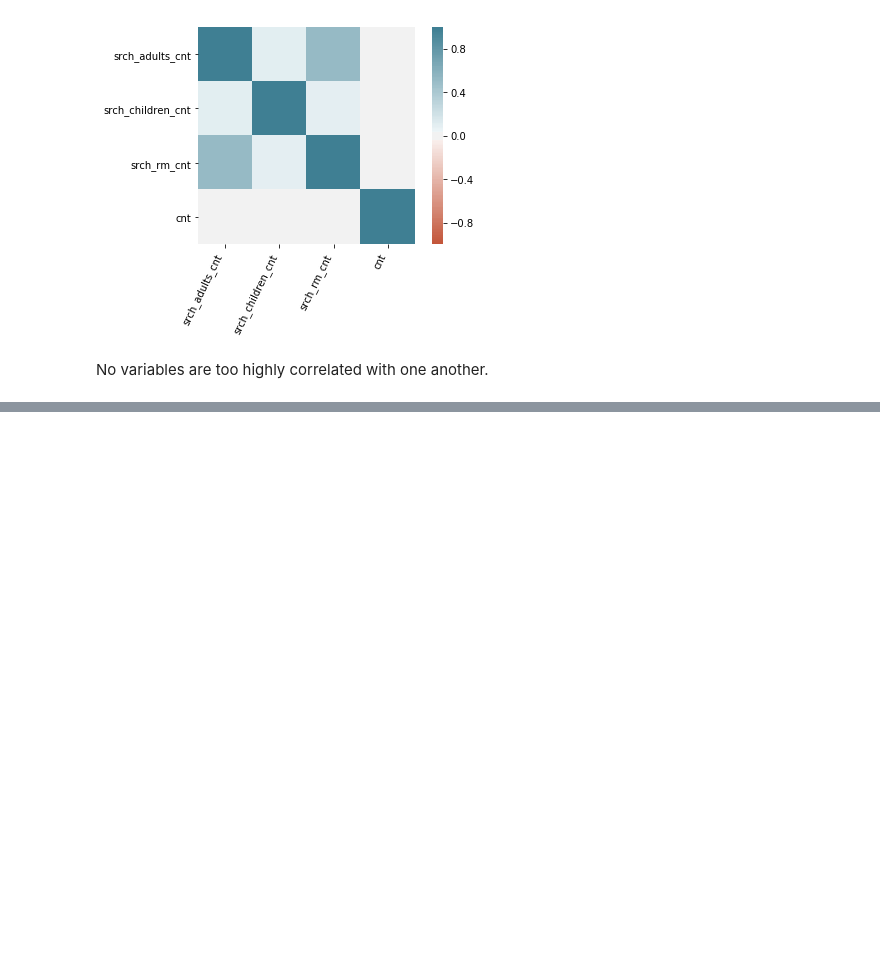
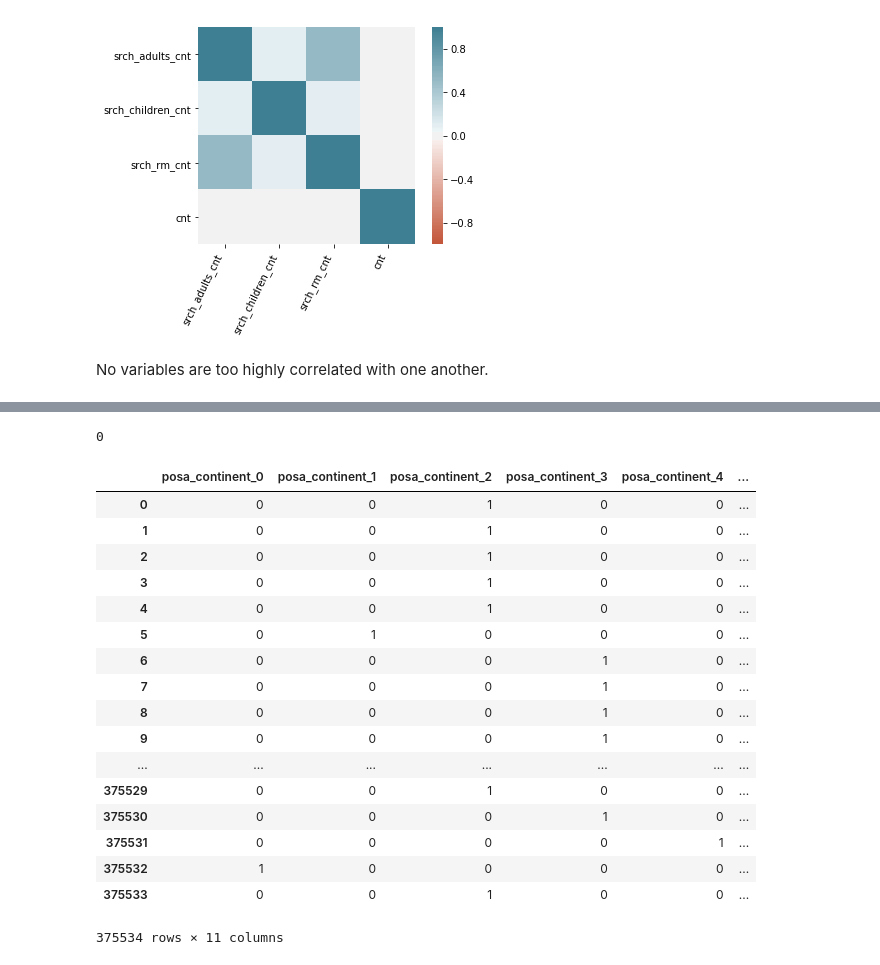
Before and after one commit to DemondLove/Expedia-Hotel-Prediction-Workflow, a Jupyter notebook: eda/dataUnderstanding.ipynb, the cells around one changed output, grey strips where cells are left out. Drawn from its saved outputs; the diff is of its cells as text; code cells hidden in the pictures; blank space fills up the shorter version.

```diff
--- a/eda/dataUnderstanding.ipynb
+++ b/eda/dataUnderstanding.ipynb
@@ -384,3 +384,5 @@ ax.set_xticklabels(
 [figure]
 # %% [markdown]
 No variables are too highly correlated with one another.
+# %%
+df = pd.read_csv(parentPath+'/data/pd___dfExpediaSample.csv')
@@ -386,0 +409,2 @@ No variables are too highly correlated with one another.
+# %%
+df = dp.updateDtTmFieldsToDatetimeFeatures(df)
@@ -386,0 +435,4 @@ No variables are too highly correlated with one another.
+# %%
+df = dp.updateIDFieldsToCategoricalFeatures(df)
+
+df.dtypes
@@ -386,0 +457,33 @@ No variables are too highly correlated with one another.
+# %%
+df = dp.updateIDFieldsToCategoricalFeatures(df)
+df = dp.convertCategoricalVariablesToDummyVariables(df[['posa_continent', 'hotel_continent']])
+
+if 'posa_continent' in df.columns:
+    A = 1
+else:
+    A = 0
+
+A
+# %% [output]
+0
+# %%
+df
+# %% [output]
+|  | posa_continent_0 | posa_continent_1 | posa_continent_2 | posa_continent_3 | posa_continent_4 | ... |
+| 0 | 0 | 0 | 1 | 0 | 0 | ... |
+| 1 | 0 | 0 | 1 | 0 | 0 | ... |
+| 2 | 0 | 0 | 1 | 0 | 0 | ... |
+| 3 | 0 | 0 | 1 | 0 | 0 | ... |
+| 4 | 0 | 0 | 1 | 0 | 0 | ... |
+| 5 | 0 | 1 | 0 | 0 | 0 | ... |
+| 6 | 0 | 0 | 0 | 1 | 0 | ... |
+| 7 | 0 | 0 | 0 | 1 | 0 | ... |
+| 8 | 0 | 0 | 0 | 1 | 0 | ... |
+| 9 | 0 | 0 | 0 | 1 | 0 | ... |
+| ... | ... | ... | ... | ... | ... | ... |
+| 375529 | 0 | 0 | 1 | 0 | 0 | ... |
+| 375530 | 0 | 0 | 0 | 1 | 0 | ... |
+| 375531 | 0 | 0 | 0 | 0 | 1 | ... |
+| 375532 | 1 | 0 | 0 | 0 | 0 | ... |
+| 375533 | 0 | 0 | 1 | 0 | 0 | ... |
+375534 rows × 11 columns
```
Also changed, not shown: parts of 4 cells of this notebook, 5 other files.
